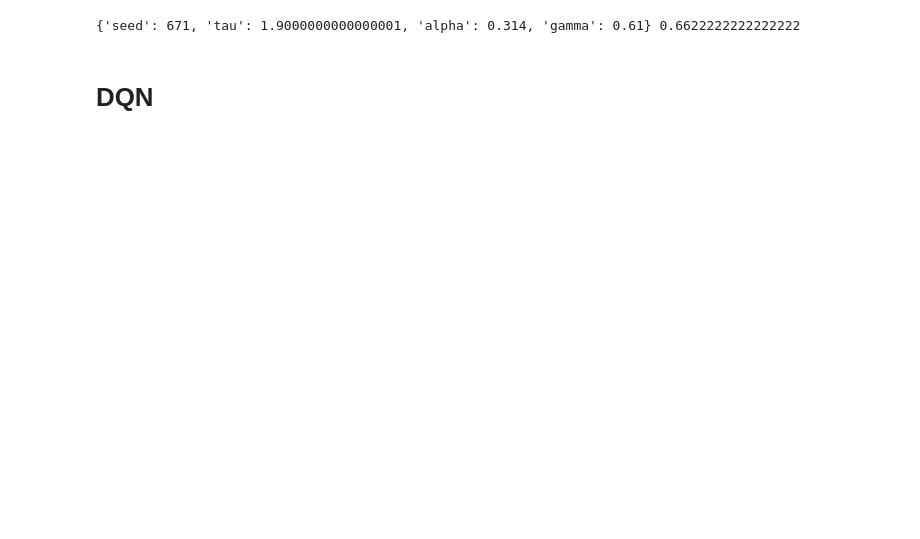
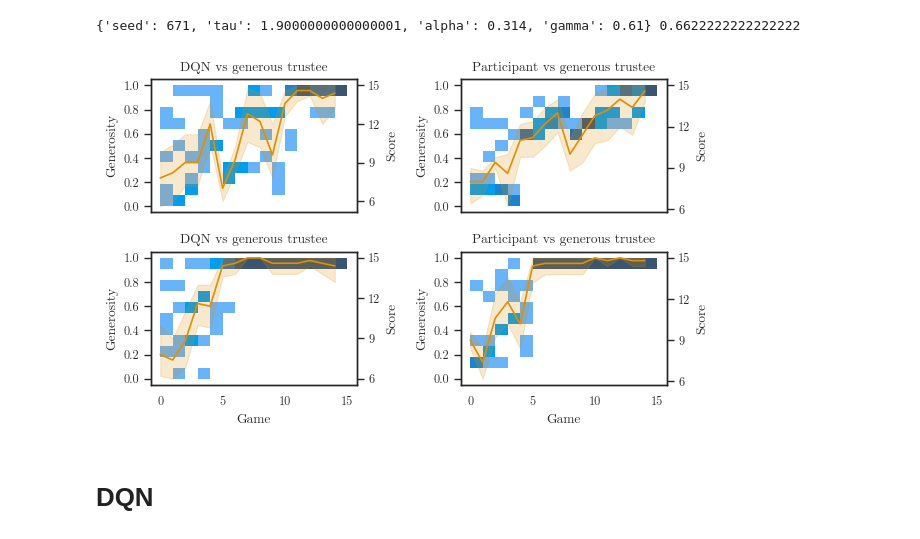
Before and after one commit to psipeter/social-value-orientation, a Jupyter notebook: fit_human_trajectory.ipynb, the cells around one changed output. Cells and saved outputs as stored; diff of their text form; code cells hidden in the pictures; blank space fills up the shorter version.

```diff
--- a/fit_human_trajectory.ipynb
+++ b/fit_human_trajectory.ipynb
@@ -32,3 +89,34 @@ print(params, min_loss)
+# %%
+fig, axes = plt.subplots(nrows=2, ncols=2, sharex=True, figsize=((6.38, 4)))
+
+sns.histplot(data=sim1, x='game', y='generosity', bins=(15, 11), binrange=((0, nGames),(0, 1)), ax=axes[0][0], color=palette[0])
+ax2 = axes[0][0].twinx()
+sns.lineplot(data=sim1, x='game', y='coins', ax=ax2, color=palette[1])
+axes[0][0].set(title=f'DQN vs {opponent} trustee', xlabel='Game', ylabel='Generosity', yticks=((0.0, 0.2, 0.4, 0.6, 0.8, 1.0)))
+ax2.set(ylabel='Score', yticks=((6,9,12,15)))
+
+sns.histplot(data=emp1, x='game', y='generosity', bins=(15, 11), binrange=((0, nGames),(0, 1)), ax=axes[0][1], color=palette[0])
+ax3 = axes[0][1].twinx()
+sns.lineplot(data=emp1, x='game', y='coins', ax=ax3, color=palette[1])
+axes[0][1].set(title=f'Participant vs {opponent} trustee', xlabel='Game', ylabel='Generosity', yticks=((0.0, 0.2, 0.4, 0.6, 0.8, 1.0)))
+ax3.set(ylabel='Score', yticks=((6,9,12,15)))
+
+sns.histplot(data=sim2, x='game', y='generosity', bins=(15, 11), binrange=((0, nGames),(0, 1)), ax=axes[1][0], color=palette[0])
+ax4 = axes[1][0].twinx()
+sns.lineplot(data=sim2, x='game', y='coins', ax=ax4, color=palette[1])
+axes[1][0].set(title=f'DQN vs {opponent} trustee', xlabel='Game', ylabel='Generosity', yticks=((0.0, 0.2, 0.4, 0.6, 0.8, 1.0)))
+ax4.set(ylabel='Score', yticks=((6,9,12,15)))
+
+sns.histplot(data=emp2, x='game', y='generosity', bins=(15, 11), binrange=((0, nGames),(0, 1)), ax=axes[1][1], color=palette[0])
+ax5 = axes[1][1].twinx()
+sns.lineplot(data=emp2, x='game', y='coins', ax=ax5, color=palette[1])
+axes[1][1].set(title=f'Participant vs {opponent} trustee', xlabel='Game', ylabel='Generosity', yticks=((0.0, 0.2, 0.4, 0.6, 0.8, 1.0)))
+ax5.set(ylabel='Score', yticks=((6,9,12,15)))
+
+plt.tight_layout()
+fig.savefig("plots/optimized_trajectories.png", dpi=600)
+# %% [output]
+[figure, added]
 # %% [markdown]
 # DQN
 # %%
```
Also changed, not shown: parts of 4 cells of this notebook, 7 other files.
